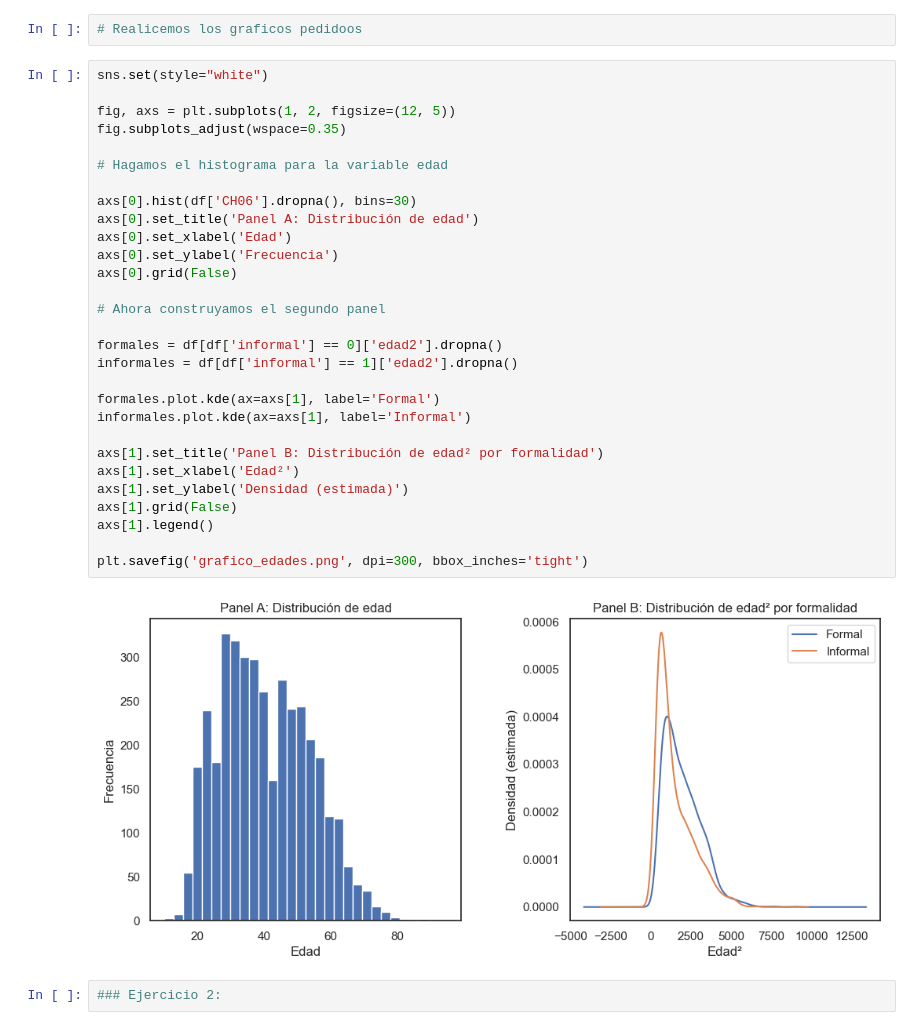
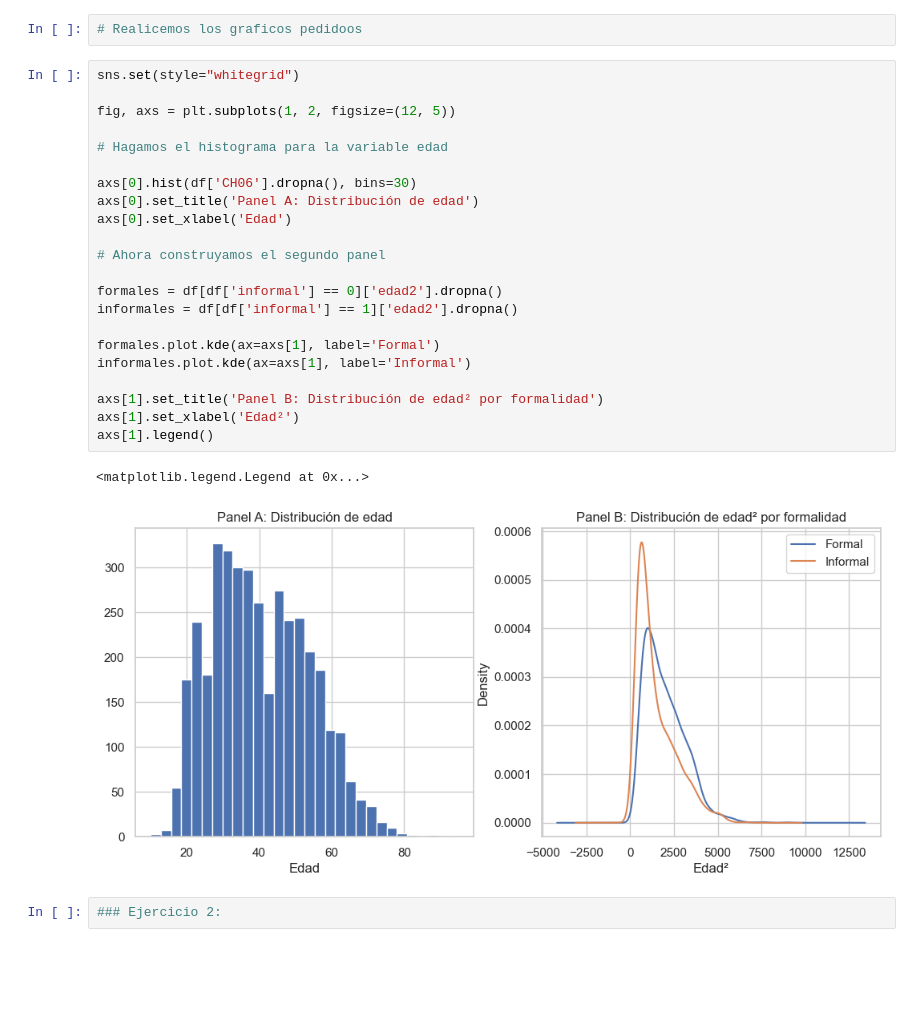
Before and after one commit to mariasolsampogna/E337_Grupo2, a Jupyter notebook: TP2/Tp2.ipynb, the cells around one changed output. Cells and saved outputs as stored; diff of their text form; blank space fills up the shorter version.

```diff
--- a/TP2/Tp2.ipynb
+++ b/TP2/Tp2.ipynb
@@ -38,36 +38,30 @@ Index(['CH04', 'CH06', 'CH07', 'CH08', 'NIVEL_ED', 'ESTADO', 'CAT_INAC',
 # %%
 # Realicemos los graficos pedidoos
 # %%
-sns.set(style="white")
+sns.set(style="whitegrid")
 
 fig, axs = plt.subplots(1, 2, figsize=(12, 5))
-fig.subplots_adjust(wspace=0.35)
 
 # Hagamos el histograma para la variable edad
 
 axs[0].hist(df['CH06'].dropna(), bins=30)
 axs[0].set_title('Panel A: Distribución de edad')
 axs[0].set_xlabel('Edad')
-axs[0].set_ylabel('Frecuencia')
-axs[0].grid(False)
 
 # Ahora construyamos el segundo panel
 
 formales = df[df['informal'] == 0]['edad2'].dropna()
 informales = df[df['informal'] == 1]['edad2'].dropna()
 
 formales.plot.kde(ax=axs[1], label='Formal')
 informales.plot.kde(ax=axs[1], label='Informal')
 
 axs[1].set_title('Panel B: Distribución de edad² por formalidad')
 axs[1].set_xlabel('Edad²')
-axs[1].set_ylabel('Densidad (estimada)')
-axs[1].grid(False)
 axs[1].legend()
-
-plt.savefig('grafico_edades.png', dpi=300, bbox_inches='tight')
 # %% [output]
+<matplotlib.legend.Legend at 0x...>
-[figure, old version]
+[figure, new version]
 # %%
 ### Ejercicio 2:
 # %%
```
Also changed, not shown: parts of 17 cells of this notebook.
